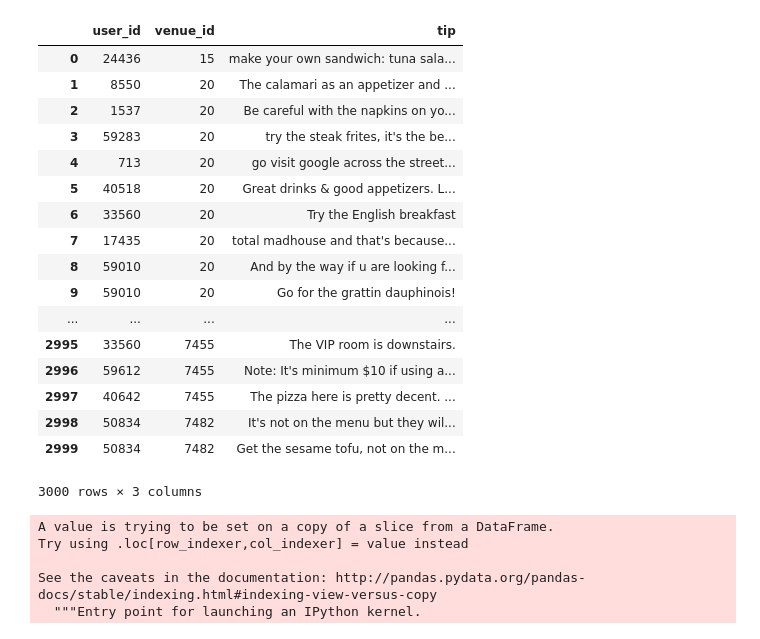
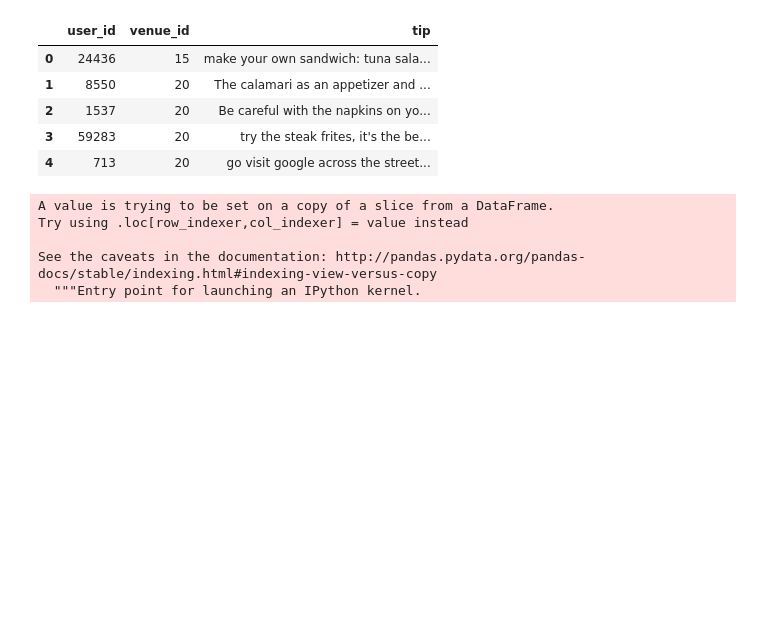
Before and after one commit to Ram-1998/Location-based-social-networking, a Jupyter notebook: SNA project.ipynb, the cells around one changed output. Saved outputs shown, nothing was run; the diff lists cells and outputs as text; code cells hidden in the pictures; blank space fills up the shorter version.

```diff
--- a/SNA project.ipynb
+++ b/SNA project.ipynb
@@ -8,14 +8,14 @@ import numpy as np
 from sklearn.feature_extraction.text import TfidfVectorizer
 from sklearn.metrics.pairwise import linear_kernel
 
-tips = pd.read_csv('datasets/sna/tips.txt', header = None,delimiter="\t")
+tips = pd.read_csv('datasets/sna/tips.txt', header = None,delimiter="\t",encoding='ISO-8859-1')
 tips.columns = ['user_id', 'venue_id','tip']
 checkins = pd.read_csv('datasets/sna/checkins.txt', header = None,delimiter="\t")
 checkins.columns = ['user_id', 'venue_id']
 checkins['rating'] = pd.Series(0)
 tags = pd.read_csv('datasets/sna/tags.txt', header = None,delimiter="\t",encoding='ISO-8859-1')
 tags.columns = ['venue_id', 'tags']
-tips
+tips.head()
 # %% [output]
 |  | user_id | venue_id | tip |
 | 0 | 24436 | 15 | make your own sandwich: tuna sala... |
@@ -62,26 +50,14 @@ def weighted_score(x):
     return rating
 # %%
 tips1 = tips.head(3000)
-tips1
+tips1.head()
 # %% [output]
 |  | user_id | venue_id | tip |
 | 0 | 24436 | 15 | make your own sandwich: tuna sala... |
 | 1 | 8550 | 20 | The calamari as an appetizer and ... |
 | 2 | 1537 | 20 | Be careful with the napkins on yo... |
 | 3 | 59283 | 20 | try the steak frites, it's the be... |
 | 4 | 713 | 20 | go visit google across the street... |
-| 5 | 40518 | 20 | Great drinks & good appetizers. L... |
-| 6 | 33560 | 20 | Try the English breakfast |
-| 7 | 17435 | 20 | total madhouse and that's because... |
-| 8 | 59010 | 20 | And by the way if u are looking f... |
-| 9 | 59010 | 20 | Go for the grattin dauphinois! |
-| ... | ... | ... | ... |
-| 2995 | 33560 | 7455 | The VIP room is downstairs. |
-| 2996 | 59612 | 7455 | Note: It's minimum $10 if using a... |
-| 2997 | 40642 | 7455 | The pizza here is pretty decent. ... |
-| 2998 | 50834 | 7482 | It's not on the menu but they wil... |
-| 2999 | 50834 | 7482 | Get the sesame tofu, not on the m... |
-3000 rows × 3 columns
 # %%
 tips1['score'] = tips1.apply(weighted_score,axis=1)
 tips1
```
Also changed, not shown: parts of 18 cells of this notebook.
